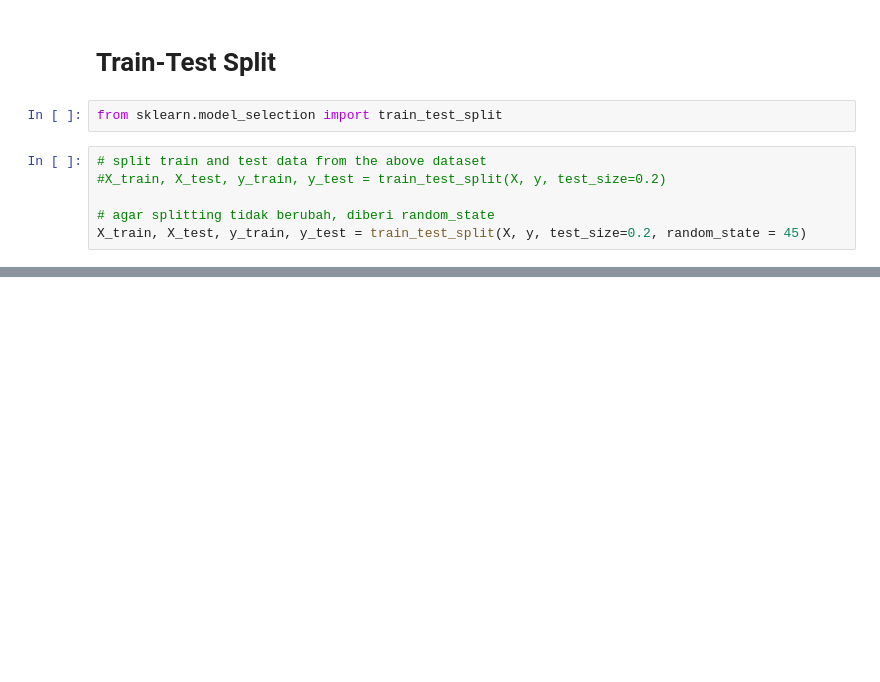
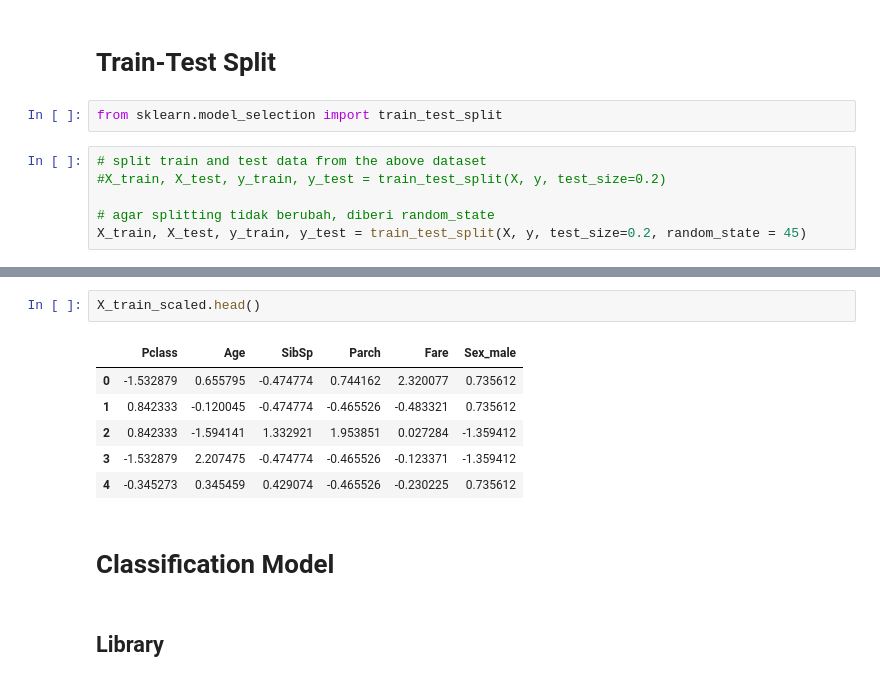
Before and after one commit to KhadafiZubaidiDev/my-projects, a Jupyter notebook: model-explanation/main.ipynb, the cells around one changed output, grey strips where cells are left out. Saved outputs shown, nothing was run; the diff lists cells and outputs as text; blank space fills up the shorter version.

Commit message:
Add Classification Model di Model Explanantion

```diff
--- a/model-explanation/main.ipynb
+++ b/model-explanation/main.ipynb
@@ -141,0 +161,13 @@ X_train, X_test, y_train, y_test = train_test_split(X, y, test_size=0.2, random_
+# %%
+X_train_scaled.head()
+# %% [output]
+|  | Pclass | Age | SibSp | Parch | Fare | Sex_male |
+| 0 | -1.532879 | 0.655795 | -0.474774 | 0.744162 | 2.320077 | 0.735612 |
+| 1 | 0.842333 | -0.120045 | -0.474774 | -0.465526 | -0.483321 | 0.735612 |
+| 2 | 0.842333 | -1.594141 | 1.332921 | 1.953851 | 0.027284 | -1.359412 |
+| 3 | -1.532879 | 2.207475 | -0.474774 | -0.465526 | -0.123371 | -1.359412 |
+| 4 | -0.345273 | 0.345459 | 0.429074 | -0.465526 | -0.230225 | 0.735612 |
+# %% [markdown]
+# Classification Model
+# %% [markdown]
+## Library
```
Also changed, not shown: parts of 4 cells of this notebook.
